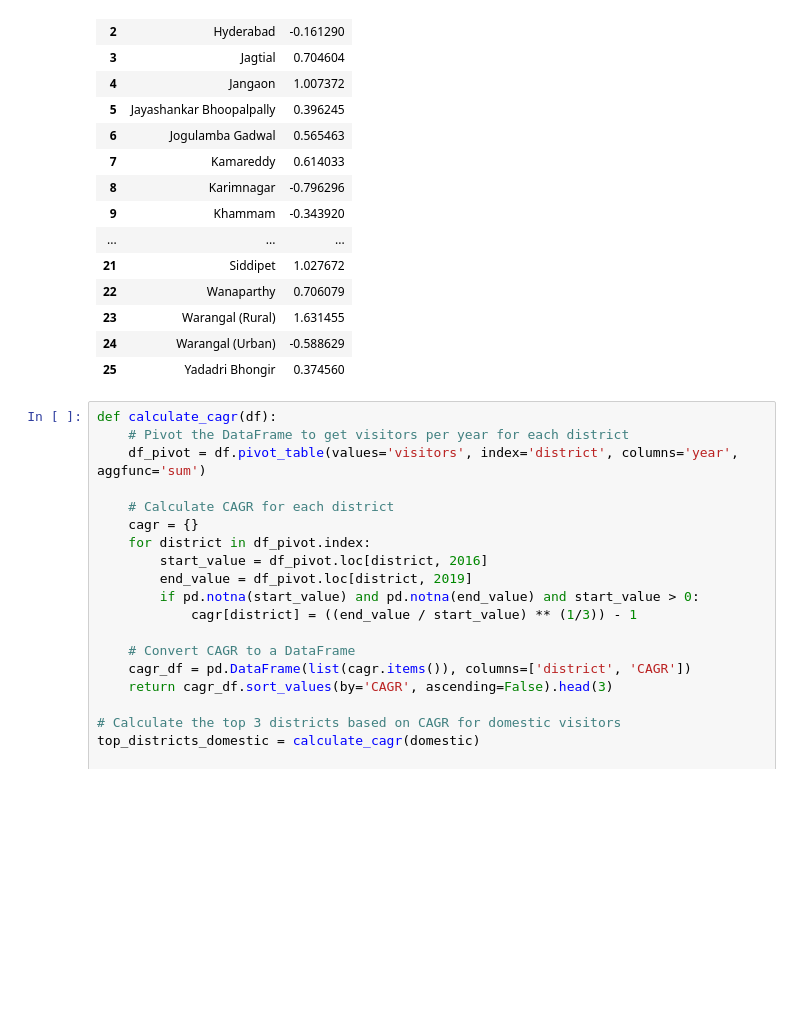
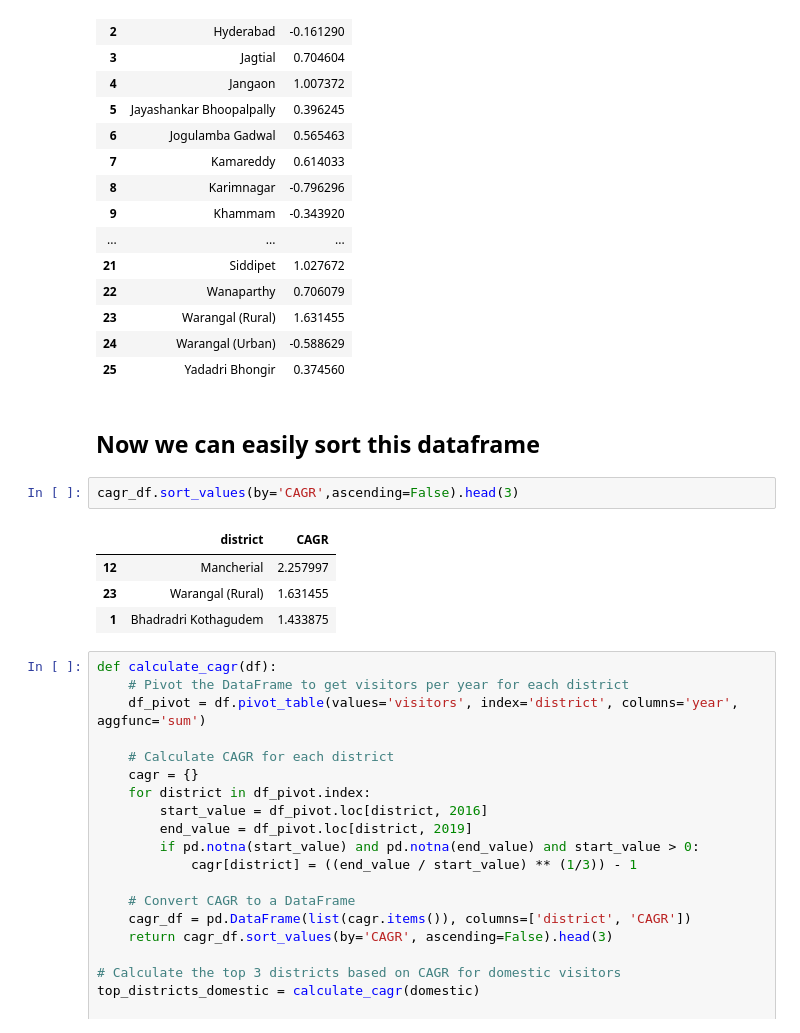
Before and after one commit to sourabhms66/Tourism_Revenue, a Jupyter notebook: codes.ipynb, the cells around one changed output. Drawn from its saved outputs; the diff is of its cells as text; blank space fills up the shorter version.

```diff
--- a/codes.ipynb
+++ b/codes.ipynb
@@ -442,6 +442,15 @@ cagr_df
 | 23 | Warangal (Rural) | 1.631455 |
 | 24 | Warangal (Urban) | -0.588629 |
 | 25 | Yadadri Bhongir | 0.374560 |
+# %% [markdown]
+## Now we can easily sort this dataframe
+# %%
+cagr_df.sort_values(by='CAGR',ascending=False).head(3)
+# %% [output]
+|  | district | CAGR |
+| 12 | Mancherial | 2.257997 |
+| 23 | Warangal (Rural) | 1.631455 |
+| 1 | Bhadradri Kothagudem | 1.433875 |
 # %%
 def calculate_cagr(df):
     # Pivot the DataFrame to get visitors per year for each district
```
